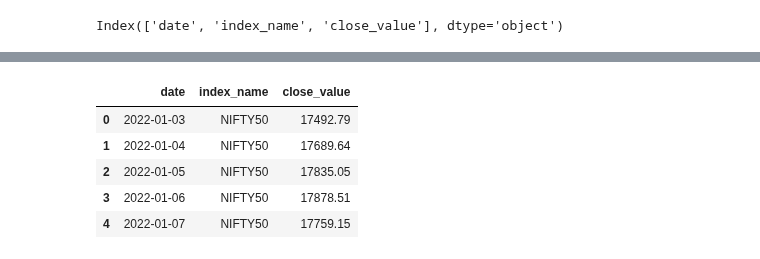
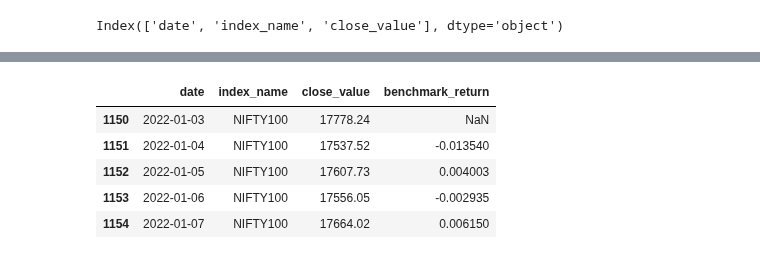
Before and after one commit to yashmahajan11234567/Bluestock-fintech, a Jupyter notebook: notebooks/Performance_Analytics.ipynb, the cells around one changed output, grey strips where cells are left out. Saved outputs shown, nothing was run; the diff lists cells and outputs as text; code cells hidden in the pictures.

```diff
--- a/notebooks/Performance_Analytics.ipynb
+++ b/notebooks/Performance_Analytics.ipynb
@@ -392,16 +416,25 @@ nifty100 = benchmark[
 # %%
+benchmark["date"] = pd.to_datetime(benchmark["date"])
+
+nifty100 = benchmark[
+    benchmark["index_name"].str.contains(
+        "NIFTY100",
+        case=False
+    )
+].copy()
+
 nifty100 = nifty100.sort_values("date")
 
 nifty100["benchmark_return"] = (
     nifty100["close_value"]
     .pct_change()
 )
 
 nifty100.head()
 # %% [output]
-|  | date | index_name | close_value |
-| 0 | 2022-01-03 | NIFTY50 | 17492.79 |
-| 1 | 2022-01-04 | NIFTY50 | 17689.64 |
-| 2 | 2022-01-05 | NIFTY50 | 17835.05 |
-| 3 | 2022-01-06 | NIFTY50 | 17878.51 |
-| 4 | 2022-01-07 | NIFTY50 | 17759.15 |
+|  | date | index_name | close_value | benchmark_return |
+| 1150 | 2022-01-03 | NIFTY100 | 17778.24 | NaN |
+| 1151 | 2022-01-04 | NIFTY100 | 17537.52 | -0.013540 |
+| 1152 | 2022-01-05 | NIFTY100 | 17607.73 | 0.004003 |
+| 1153 | 2022-01-06 | NIFTY100 | 17556.05 | -0.002935 |
+| 1154 | 2022-01-07 | NIFTY100 | 17664.02 | 0.006150 |
```
Also changed, not shown: parts of 30 cells of this notebook, 7 other files.
